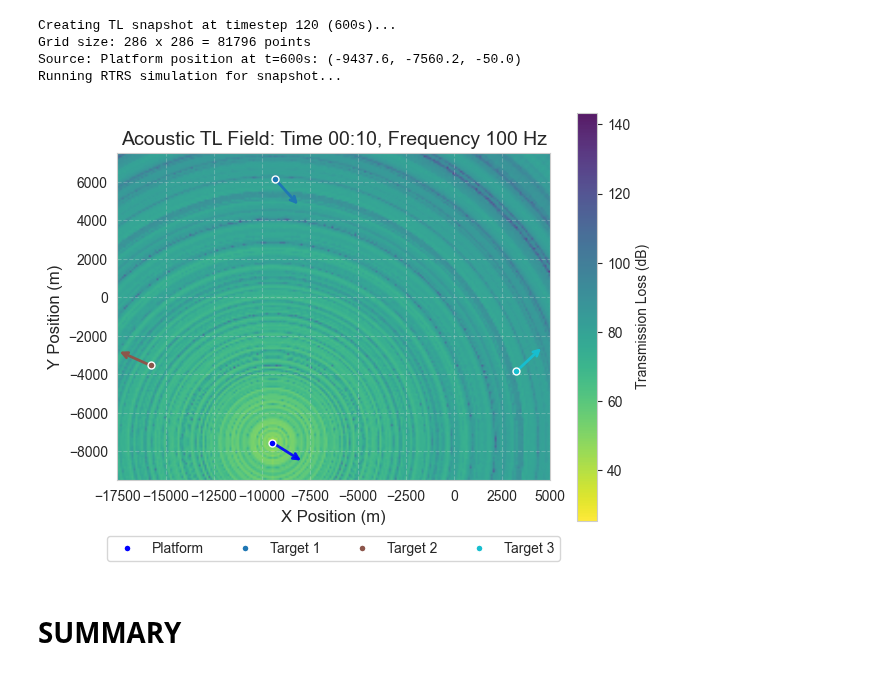
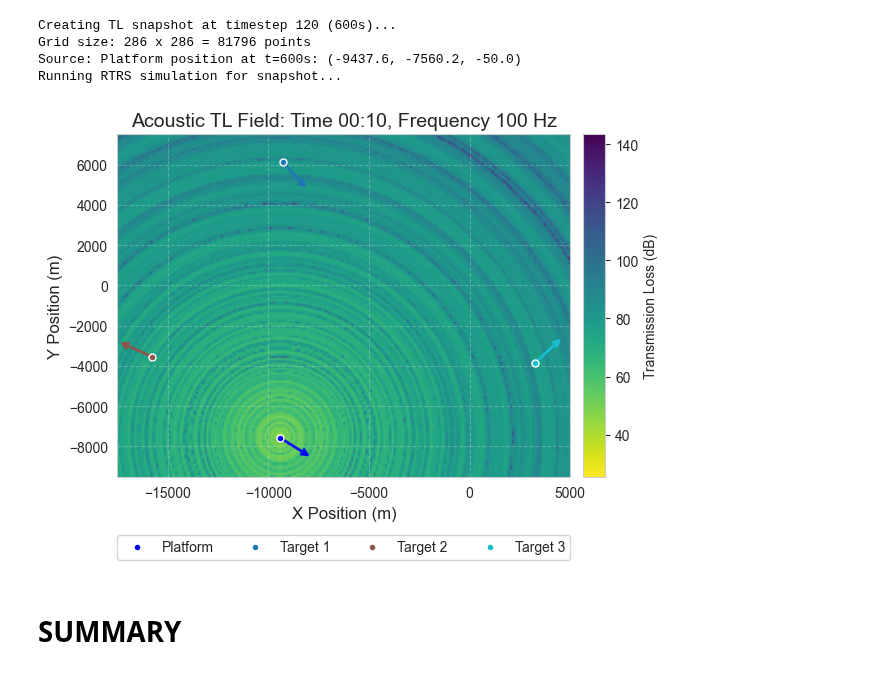
Before and after one commit to UoL-SignalProcessingGroup/blue-pebble, a Jupyter notebook: examples/FUSION2026_multi_target.ipynb, the cells around one changed output. Saved outputs shown, nothing was run; the diff lists cells and outputs as text; code cells hidden in the pictures.

```diff
--- a/examples/FUSION2026_multi_target.ipynb
+++ b/examples/FUSION2026_multi_target.ipynb
@@ -1796,11 +1796,11 @@ im_tl_snapshot = ax_tl_snapshot.imshow(TL_grid_snapshot,
                                        extent=extent_snapshot,
                                        origin='lower',
                                        cmap='viridis_r',
-                                       alpha=0.9,
+                                       alpha=1.0,
                                        aspect='equal',
                                        interpolation='bilinear'
                                        )
-cbar_tl_snapshot = plt.colorbar(im_tl_snapshot, ax=ax_tl_snapshot, label='Transmission Loss (dB)')
+# cbar_tl_snapshot = plt.colorbar(im_tl_snapshot, ax=ax_tl_snapshot, label='Transmission Loss (dB)')
 
 # Get platform velocity to determine heading
 platform_velocity = snapshot_platform_state.host.state.state_vector[[1, 3]]
@@ -1841,34 +1841,42 @@ for target_idx, target_pos in enumerate(snapshot_target_positions):
     ax_tl_snapshot.plot(target_pos[0], target_pos[1], 'o', color=color,
                        markersize=5, markeredgecolor='white', markeredgewidth=1,
                        label=f'Target {target_idx + 1}', zorder=10)
 
 # Format time for title (using same format as bearing-time waterfall plots)
 time_elapsed = snapshot_timestamp - SIM_PARAMS["start_time"]
 time_elapsed_seconds = time_elapsed.total_seconds()
 
 # Determine time format based on elapsed time (matching plotter.py logic)
 if time_elapsed_seconds < 300:
     time_str = snapshot_timestamp.strftime("%M:%S")
 elif time_elapsed_seconds < 7200:
     time_str = snapshot_timestamp.strftime("%H:%M")
 else:
     time_str = snapshot_timestamp.strftime("%d %H:%M")
 
 ax_tl_snapshot.set_xlabel('X Position (m)', fontsize=12)
 ax_tl_snapshot.set_ylabel('Y Position (m)', fontsize=12)
 ax_tl_snapshot.set_title(f'Acoustic TL Field: Time {time_str}, Frequency 100 Hz', fontsize=14)
 ax_tl_snapshot.legend(loc='upper center', bbox_to_anchor=(0.5, -0.15), fontsize=10, ncol=4)
 ax_tl_snapshot.grid(True, alpha=0.3)
 
 ax_tl_snapshot.set_ylim(-9500, 7500)
 ax_tl_snapshot.set_xlim(-17500, 5000)
 ax_tl_snapshot.set_aspect('equal', adjustable='box')
 
+from mpl_toolkits.axes_grid1 import make_axes_locatable
+
+divider = make_axes_locatable(ax_tl_snapshot)
+cax = divider.append_axes("right", size="5%", pad=0.125)
+cbar_tl_snapshot = plt.colorbar(im_tl_snapshot, cax=cax, label='Transmission Loss (dB)')
+
+ax_tl_snapshot.locator_params(axis='x', nbins=5)
+
 plt.tight_layout()
 
 # plt.savefig(f"figs/multi_target_rtrs_tl_snapshot_{snapshot_time_s}s.png", dpi=300)
 # %% [output]
-[figure, old version]
+[figure, new version]
 # %% [markdown]
 # SUMMARY
 # %%
```
